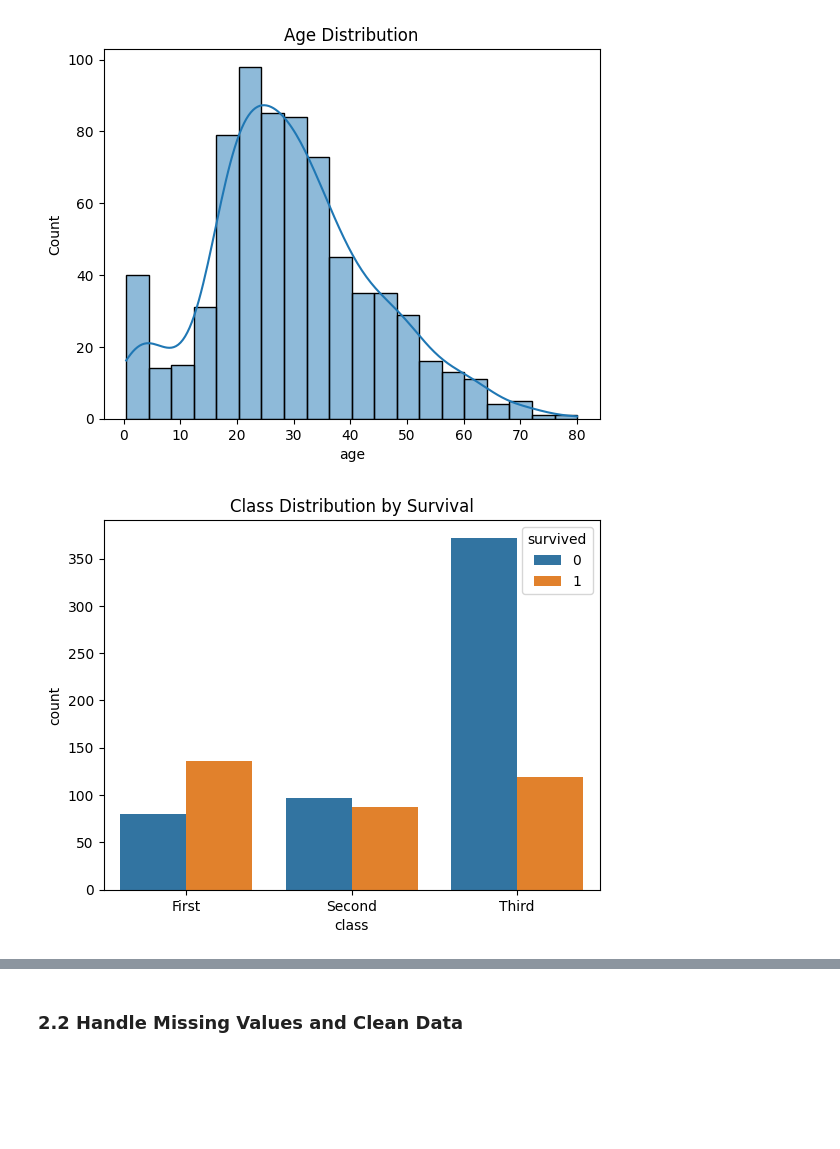
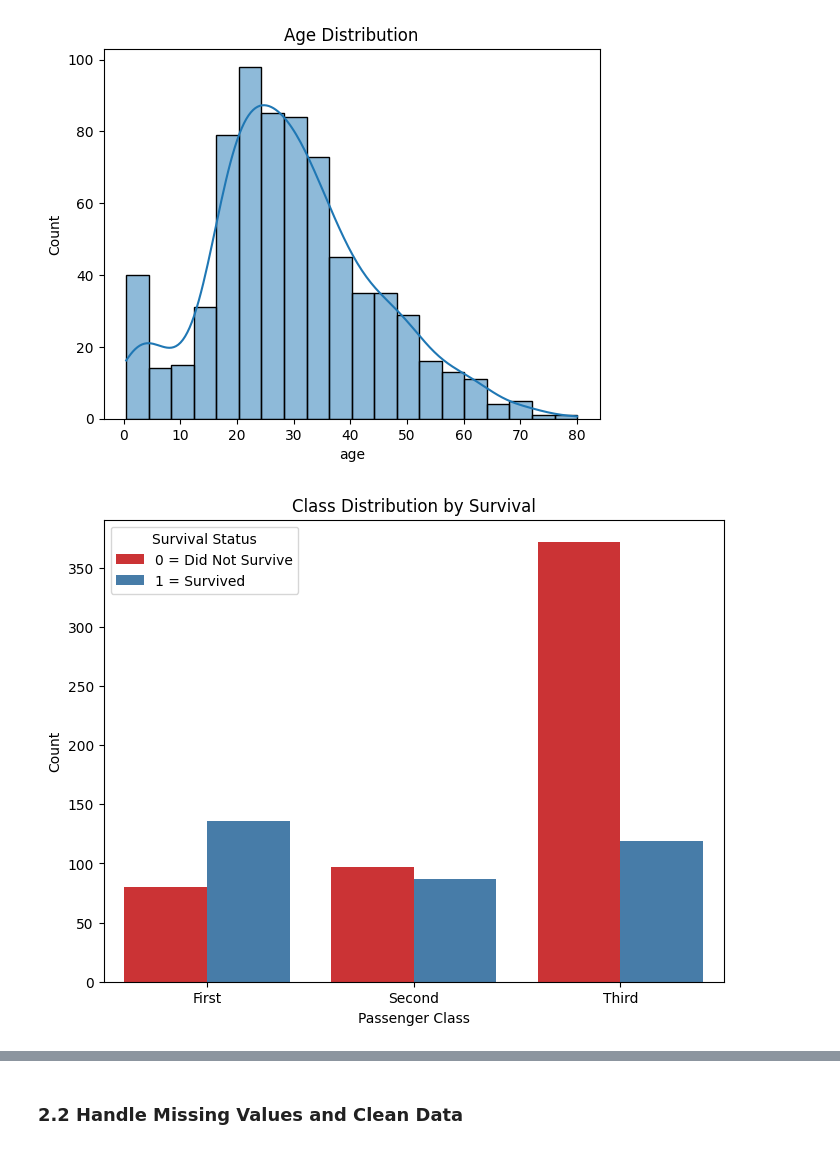
Before and after one commit to BethSpornitz/ml01, a Jupyter notebook: notebooks/project02/ml02_bethspornitz.ipynb, the cells around one changed output, grey strips where cells are left out. Cells and saved outputs as stored; diff of their text form; code cells hidden in the pictures; blank space fills up the shorter version.

```diff
--- a/notebooks/project02/ml02_bethspornitz.ipynb
+++ b/notebooks/project02/ml02_bethspornitz.ipynb
@@ -165,8 +177,14 @@ plt.show()
 [figure]
 # %%
 # Count Plot: Class vs Survival
-sns.countplot(x='class', hue='survived', data=titanic)
+plt.figure(figsize=(8, 6))
+sns.countplot(x='class', hue='survived', data=titanic, palette='Set1')
 plt.title('Class Distribution by Survival')
+plt.xlabel('Passenger Class')
+plt.ylabel('Count')
+
+# Customize legend to clarify 0 and 1 meaning
+plt.legend(title='Survival Status', labels=['0 = Did Not Survive', '1 = Survived'])
 plt.show()
 # %% [output]
-[figure, old version]
+[figure, new version]
```
Also changed, not shown: parts of 8 cells of this notebook.
